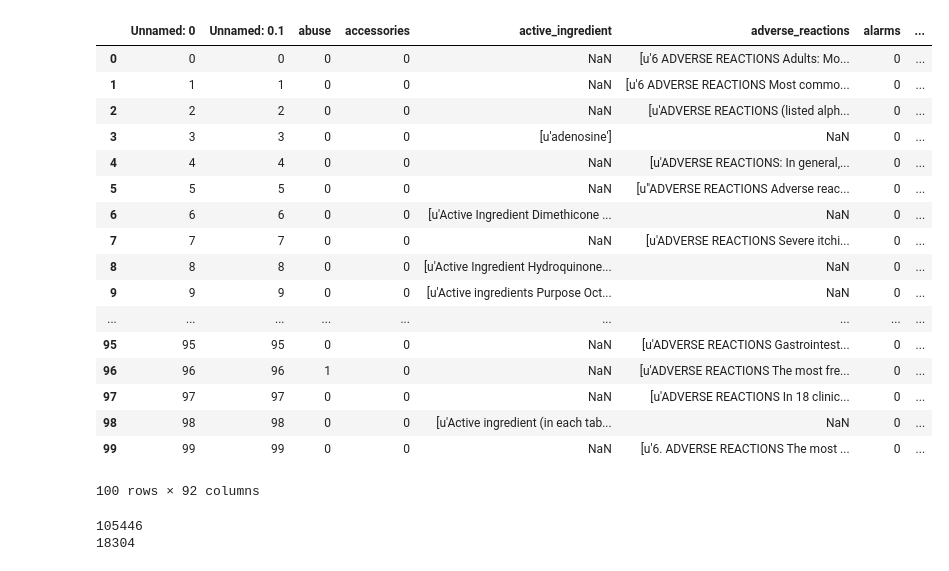
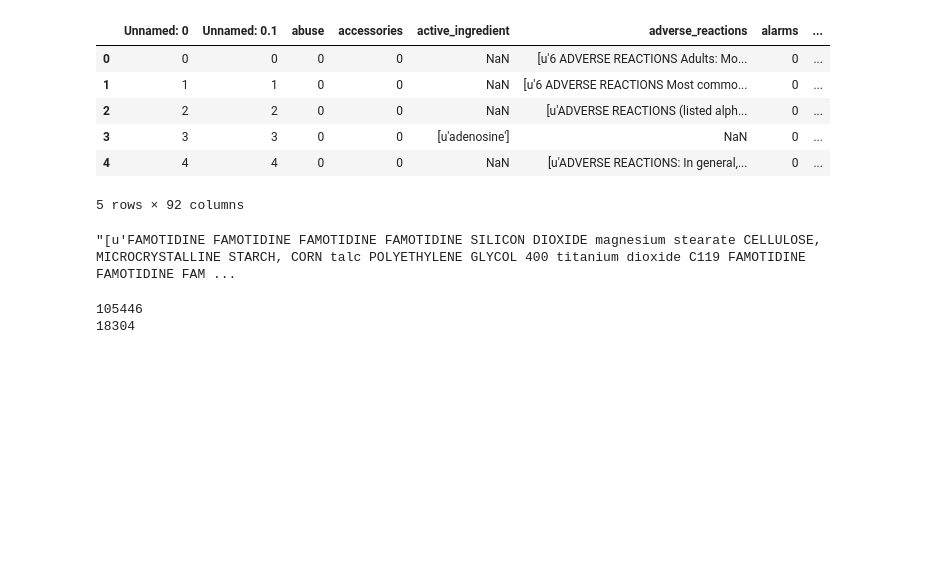
Before and after one commit to ariburian/Capstone_FDA_Recalls, a Jupyter notebook: capstone_project/datasets/labels_w_recalls.ipynb, the cells around one changed output. Drawn from its saved outputs; the diff is of its cells as text; code cells hidden in the pictures; blank space fills up the shorter version.

```diff
--- a/capstone_project/datasets/labels_w_recalls.ipynb
+++ b/capstone_project/datasets/labels_w_recalls.ipynb
@@ -10,26 +10,19 @@ import datetime
 df_labels=pd.read_csv('drug-label/drug_labels.csv')
 df_recalls=pd.read_csv('drug-enforcement/drug_recalls.csv')
 # %%
-df_labels.head(100)
+df_labels.head()
 # %% [output]
 |  | Unnamed: 0 | Unnamed: 0.1 | abuse | accessories | active_ingredient | adverse_reactions | alarms | ... |
 | 0 | 0 | 0 | 0 | 0 | NaN | [u'6 ADVERSE REACTIONS Adults: Mo... | 0 | ... |
 | 1 | 1 | 1 | 0 | 0 | NaN | [u'6 ADVERSE REACTIONS Most commo... | 0 | ... |
 | 2 | 2 | 2 | 0 | 0 | NaN | [u'ADVERSE REACTIONS (listed alph... | 0 | ... |
 | 3 | 3 | 3 | 0 | 0 | [u'adenosine'] | NaN | 0 | ... |
 | 4 | 4 | 4 | 0 | 0 | NaN | [u'ADVERSE REACTIONS: In general,... | 0 | ... |
-| 5 | 5 | 5 | 0 | 0 | NaN | [u"ADVERSE REACTIONS Adverse reac... | 0 | ... |
-| 6 | 6 | 6 | 0 | 0 | [u'Active Ingredient Dimethicone ... | NaN | 0 | ... |
-| 7 | 7 | 7 | 0 | 0 | NaN | [u'ADVERSE REACTIONS Severe itchi... | 0 | ... |
-| 8 | 8 | 8 | 0 | 0 | [u'Active Ingredient Hydroquinone... | NaN | 0 | ... |
-| 9 | 9 | 9 | 0 | 0 | [u'Active ingredients Purpose Oct... | NaN | 0 | ... |
-| ... | ... | ... | ... | ... | ... | ... | ... | ... |
-| 95 | 95 | 95 | 0 | 0 | NaN | [u'ADVERSE REACTIONS Gastrointest... | 0 | ... |
-| 96 | 96 | 96 | 1 | 0 | NaN | [u'ADVERSE REACTIONS The most fre... | 0 | ... |
-| 97 | 97 | 97 | 0 | 0 | NaN | [u'ADVERSE REACTIONS In 18 clinic... | 0 | ... |
-| 98 | 98 | 98 | 0 | 0 | [u'Active ingredient (in each tab... | NaN | 0 | ... |
-| 99 | 99 | 99 | 0 | 0 | NaN | [u'6. ADVERSE REACTIONS The most ... | 0 | ... |
-100 rows × 92 columns
+5 rows × 92 columns
+# %%
+df_labels['spl_product_data_elements'][1234]
+# %% [output]
+"[u'FAMOTIDINE FAMOTIDINE FAMOTIDINE FAMOTIDINE SILICON DIOXIDE magnesium stearate CELLULOSE, MICROCRYSTALLINE STARCH, CORN talc POLYETHYLENE GLYCOL 400 titanium dioxide C119 FAMOTIDINE FAMOTIDINE FAM ...
 # %%
 print len(df_labels)
 print df_labels['unq_ndc'].isnull().sum()
```
Also changed, not shown: 3 other files.
